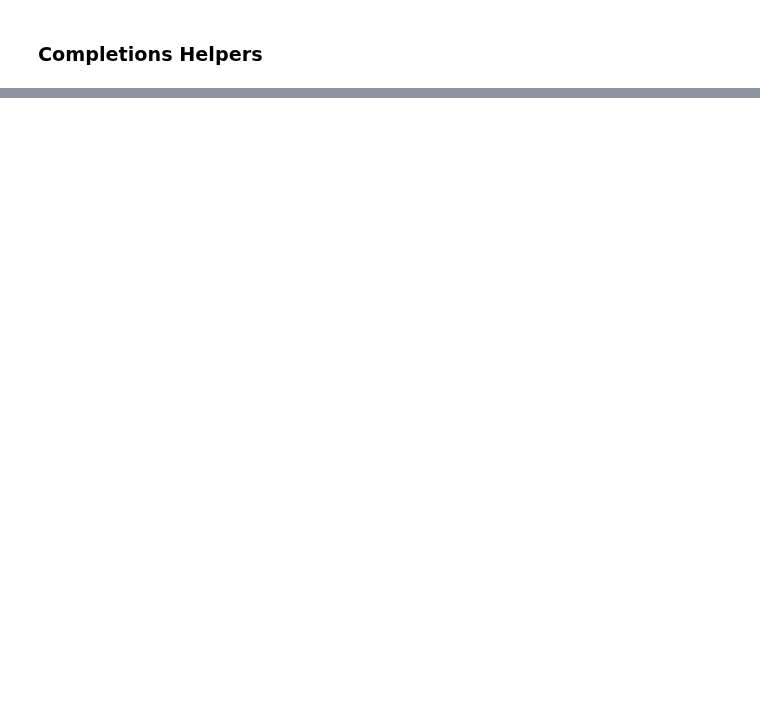
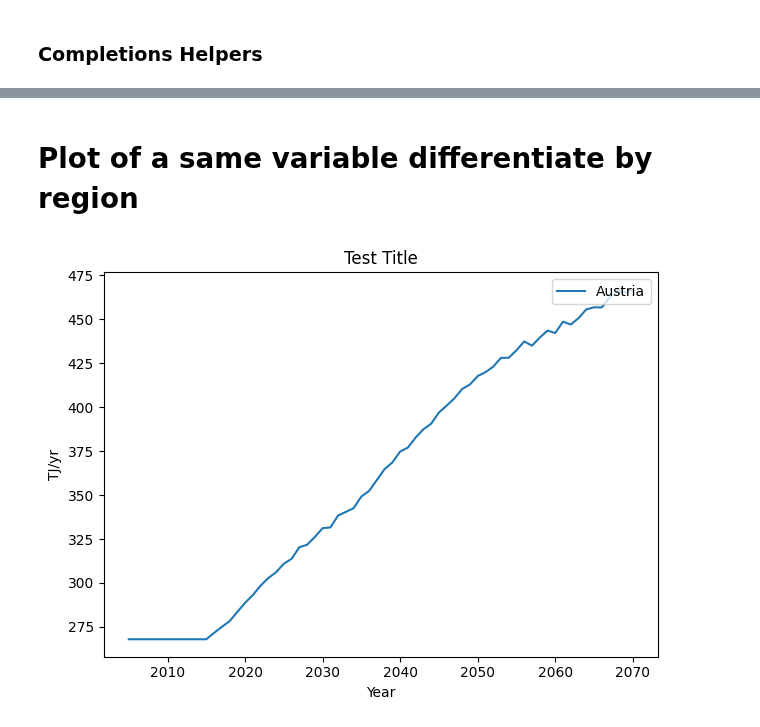
Before and after one commit to Tristan22400/IAMC_format, a Jupyter notebook: Visualization/Plot_timeseries.ipynb, the cells around one changed output, grey strips where cells are left out. Cells and saved outputs as stored; diff of their text form; code cells hidden in the pictures; blank space fills up the shorter version.

```diff
--- a/Visualization/Plot_timeseries.ipynb
+++ b/Visualization/Plot_timeseries.ipynb
@@ -46,0 +81,19 @@ plt.show()
+# %% [markdown]
+# Plot of a same variable differentiate by region
+# %%
+model, scenario = "WILIAM", "Baseline no policies no CO2tax"
+variable = 'Final Energy|Waste Management|Heat' # To change the variable you want to plot you can use the tree searching above to find all the available variables.
+title = 'Test Title' # To complete manually
+
+
+# If you want to remove the region World, you need to add this at the end of the above line .filter(region="World", keep=False)
+data = df.filter(model=model, scenario=scenario, variable=variable)
+
+data.plot(color="region", title=title)
+data.timeseries()
+plt.legend(loc=1)
+plt.tight_layout()
+plt.savefig('Final Energy')
+plt.show()
+# %% [output]
+[figure, added]
```
Also changed, not shown: parts of 7 cells of this notebook.
